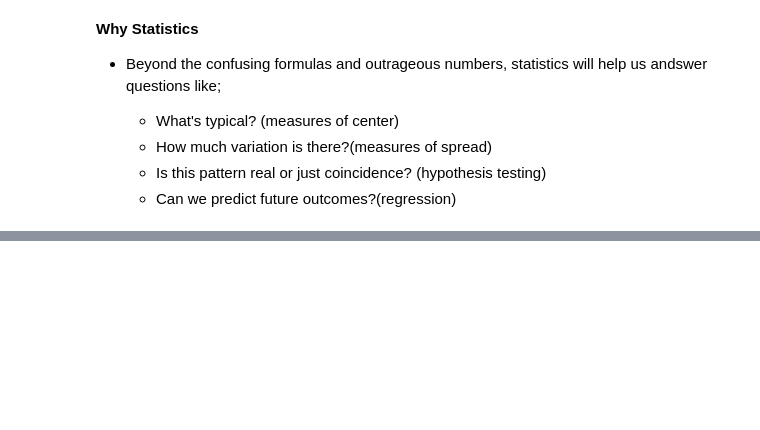
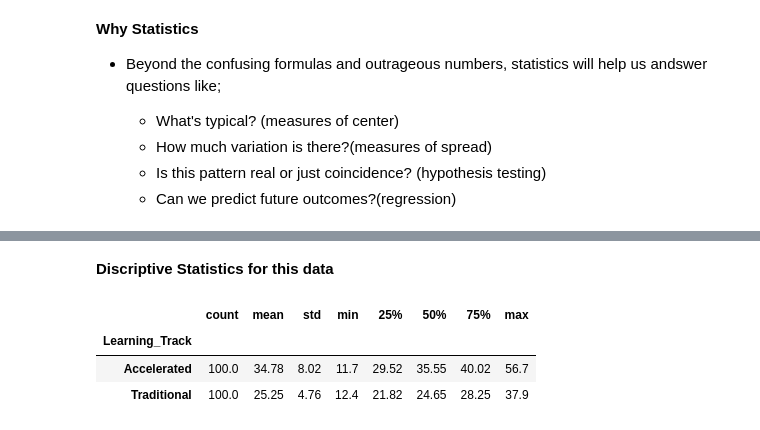
Before and after one commit to RIDOX-AIeNG/AI-D-D, a Jupyter notebook: WEEK_6/Statistics_code_along.ipynb, the cells around one changed output, grey strips where cells are left out. Cells and saved outputs as stored; diff of their text form; code cells hidden in the pictures; blank space fills up the shorter version.

```diff
--- a/WEEK_6/Statistics_code_along.ipynb
+++ b/WEEK_6/Statistics_code_along.ipynb
@@ -115,0 +161,11 @@ data.tail() #the last 5
+# %% [markdown]
+**Discriptive Statistics for this data**
+# %%
+#Lets get the description for each learning track by study hours
+
+data.groupby('Learning_Track')['study_Hours_Per_Week'].describe().round(2)
+# %% [output]
+|  | count | mean | std | min | 25% | 50% | 75% | max |
+| Learning_Track |  |  |  |  |  |  |  |  |
+| Accelerated | 100.0 | 34.78 | 8.02 | 11.7 | 29.52 | 35.55 | 40.02 | 56.7 |
+| Traditional | 100.0 | 25.25 | 4.76 | 12.4 | 21.82 | 24.65 | 28.25 | 37.9 |
```
Also changed, not shown: parts of 17 cells of this notebook, 1 other file.
